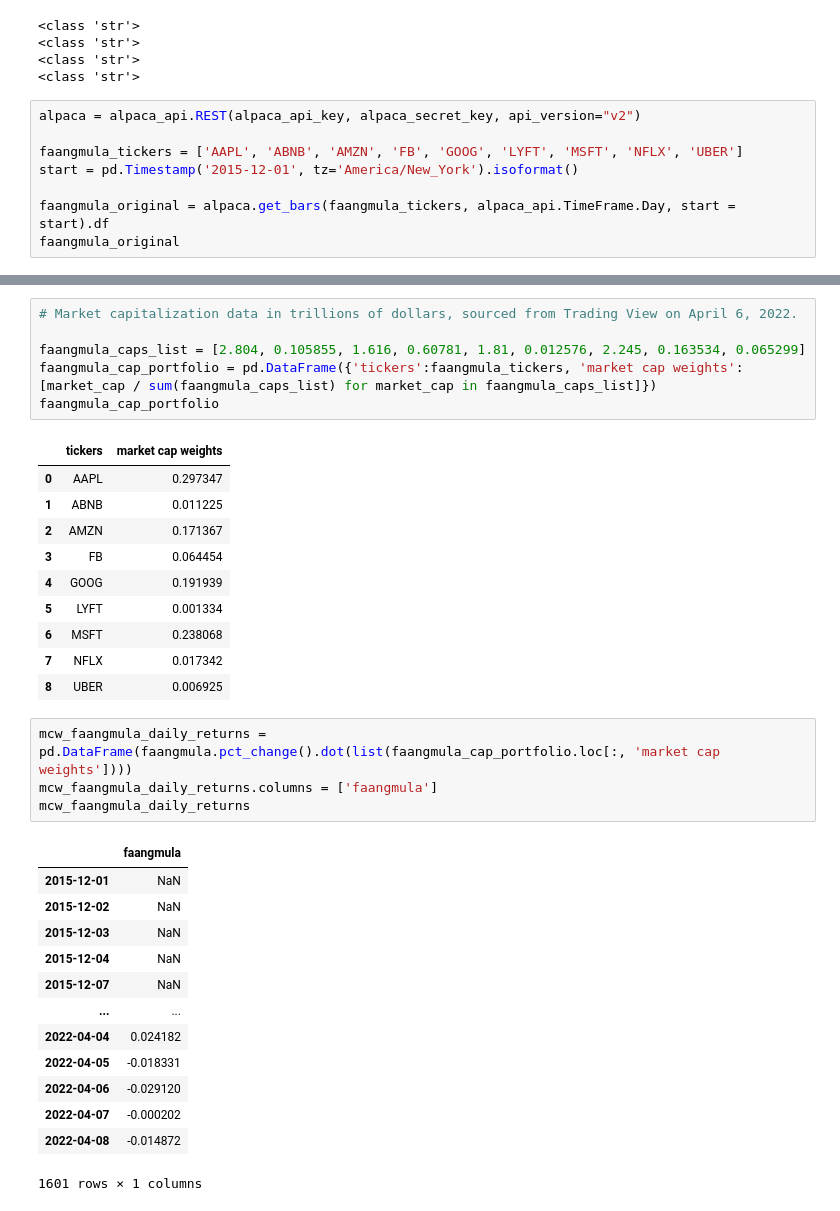
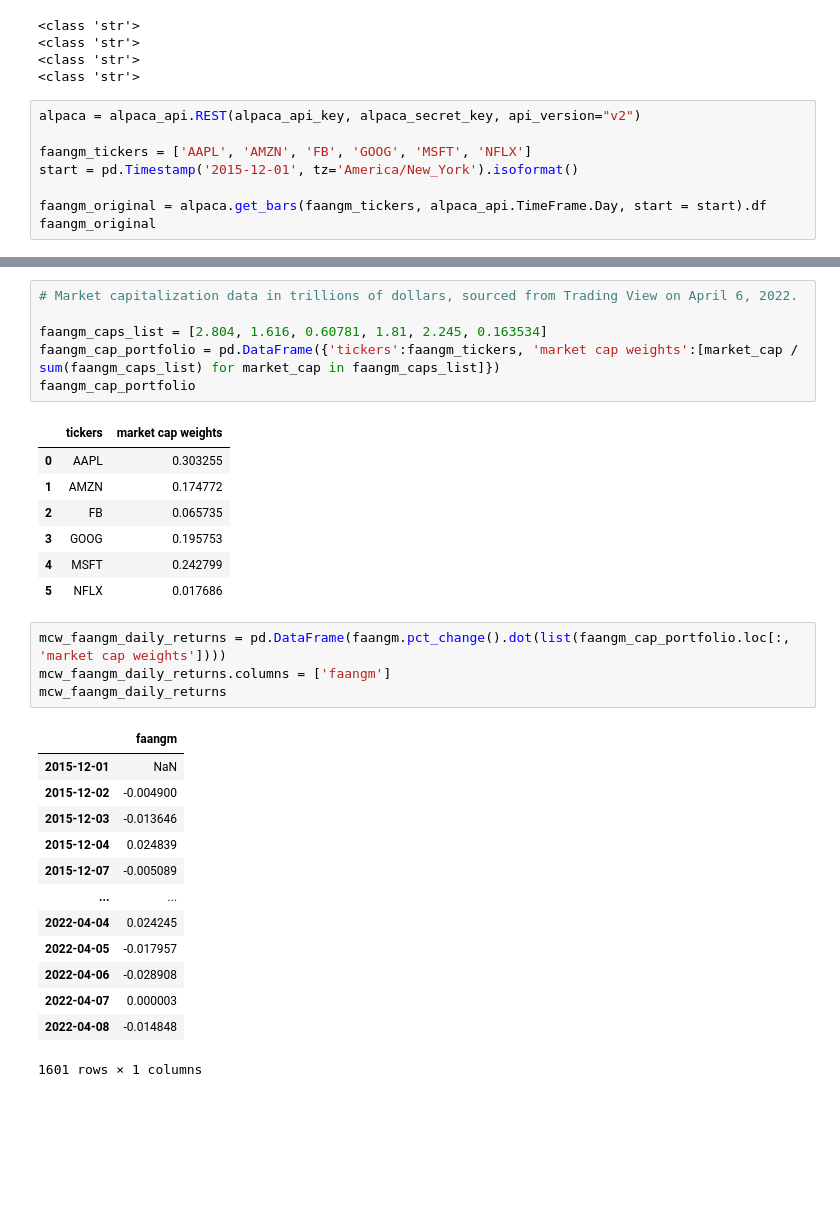
Before and after one commit to kennethologist/UPENN-GP4-P1, a Jupyter notebook: notebooks/alex.ipynb, the cells around one changed output, grey strips where cells are left out. Cells and saved outputs as stored; diff of their text form; blank space fills up the shorter version.

```diff
--- a/notebooks/alex.ipynb
+++ b/notebooks/alex.ipynb
@@ -39,11 +39,11 @@ print(type(kraken_secret_key))
 # %%
 alpaca = alpaca_api.REST(alpaca_api_key, alpaca_secret_key, api_version="v2")
 
-faangmula_tickers = ['AAPL', 'ABNB', 'AMZN', 'FB', 'GOOG', 'LYFT', 'MSFT', 'NFLX', 'UBER']
+faangm_tickers = ['AAPL', 'AMZN', 'FB', 'GOOG', 'MSFT', 'NFLX']
 start = pd.Timestamp('2015-12-01', tz='America/New_York').isoformat()
 
-faangmula_original = alpaca.get_bars(faangmula_tickers, alpaca_api.TimeFrame.Day, start = start).df
-faangmula_original
+faangm_original = alpaca.get_bars(faangm_tickers, alpaca_api.TimeFrame.Day, start = start).df
+faangm_original
 # %% [output]
 |  | open | high | low | close | volume | trade_count | vwap | symbol |
 | timestamp |  |  |  |  |  |  |  |  |
@@ -116,37 +133,34 @@ crypto
 # %%
 # Market capitalization data in trillions of dollars, sourced from Trading View on April 6, 2022.
 
-faangmula_caps_list = [2.804, 0.105855, 1.616, 0.60781, 1.81, 0.012576, 2.245, 0.163534, 0.065299]
-faangmula_cap_portfolio = pd.DataFrame({'tickers':faangmula_tickers, 'market cap weights':[market_cap / sum(faangmula_caps_list) for market_cap in faangmula_caps_list]})
-faangmula_cap_portfolio
+faangm_caps_list = [2.804, 1.616, 0.60781, 1.81, 2.245, 0.163534]
+faangm_cap_portfolio = pd.DataFrame({'tickers':faangm_tickers, 'market cap weights':[market_cap / sum(faangm_caps_list) for market_cap in faangm_caps_list]})
+faangm_cap_portfolio
 # %% [output]
 |  | tickers | market cap weights |
-| 0 | AAPL | 0.297347 |
-| 1 | ABNB | 0.011225 |
-| 2 | AMZN | 0.171367 |
-| 3 | FB | 0.064454 |
-| 4 | GOOG | 0.191939 |
-| 5 | LYFT | 0.001334 |
-| 6 | MSFT | 0.238068 |
-| 7 | NFLX | 0.017342 |
-| 8 | UBER | 0.006925 |
+| 0 | AAPL | 0.303255 |
+| 1 | AMZN | 0.174772 |
+| 2 | FB | 0.065735 |
+| 3 | GOOG | 0.195753 |
+| 4 | MSFT | 0.242799 |
+| 5 | NFLX | 0.017686 |
 # %%
-mcw_faangmula_daily_returns = pd.DataFrame(faangmula.pct_change().dot(list(faangmula_cap_portfolio.loc[:, 'market cap weights'])))
-mcw_faangmula_daily_returns.columns = ['faangmula']
-mcw_faangmula_daily_returns
+mcw_faangm_daily_returns = pd.DataFrame(faangm.pct_change().dot(list(faangm_cap_portfolio.loc[:, 'market cap weights'])))
+mcw_faangm_daily_returns.columns = ['faangm']
+mcw_faangm_daily_returns
 # %% [output]
-|  | faangmula |
+|  | faangm |
 | 2015-12-01 | NaN |
-| 2015-12-02 | NaN |
-| 2015-12-03 | NaN |
-| 2015-12-04 | NaN |
-| 2015-12-07 | NaN |
+| 2015-12-02 | -0.004900 |
+| 2015-12-03 | -0.013646 |
+| 2015-12-04 | 0.024839 |
+| 2015-12-07 | -0.005089 |
 | ... | ... |
-| 2022-04-04 | 0.024182 |
-| 2022-04-05 | -0.018331 |
-| 2022-04-06 | -0.029120 |
-| 2022-04-07 | -0.000202 |
-| 2022-04-08 | -0.014872 |
+| 2022-04-04 | 0.024245 |
+| 2022-04-05 | -0.017957 |
+| 2022-04-06 | -0.028908 |
+| 2022-04-07 | 0.000003 |
+| 2022-04-08 | -0.014848 |
 1601 rows × 1 columns
 # %%
 random_crypto_portfolios = random_portfolios_generator(crypto_tickers, 10)
```
Also changed, not shown: parts of 7 cells of this notebook.
